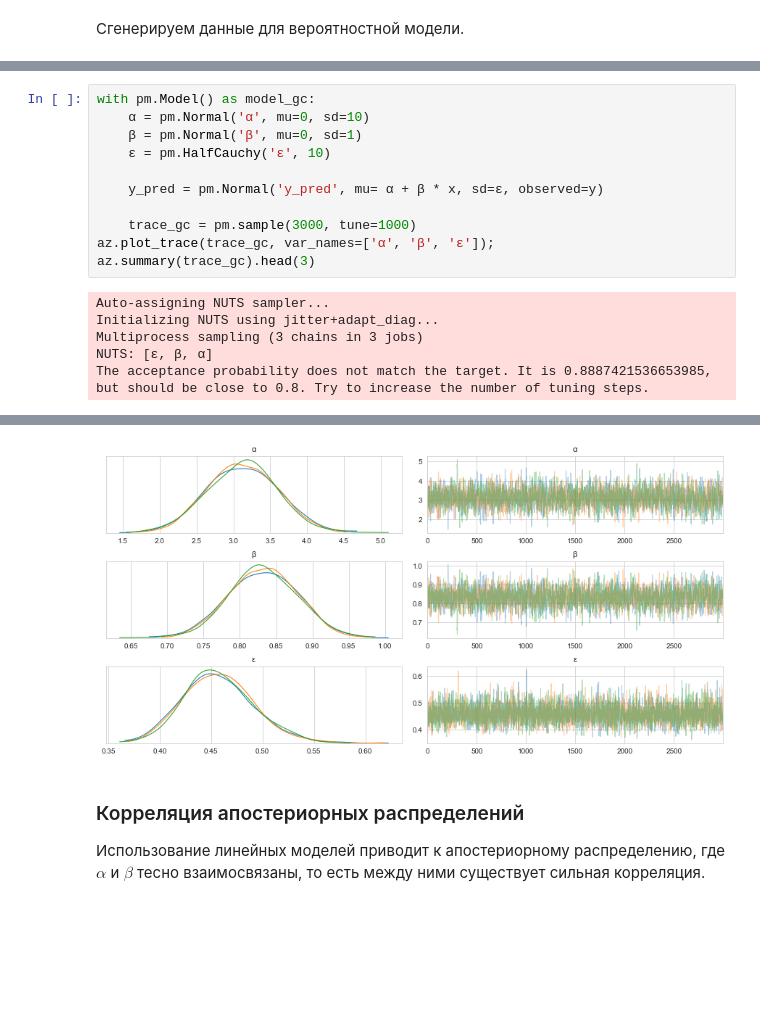
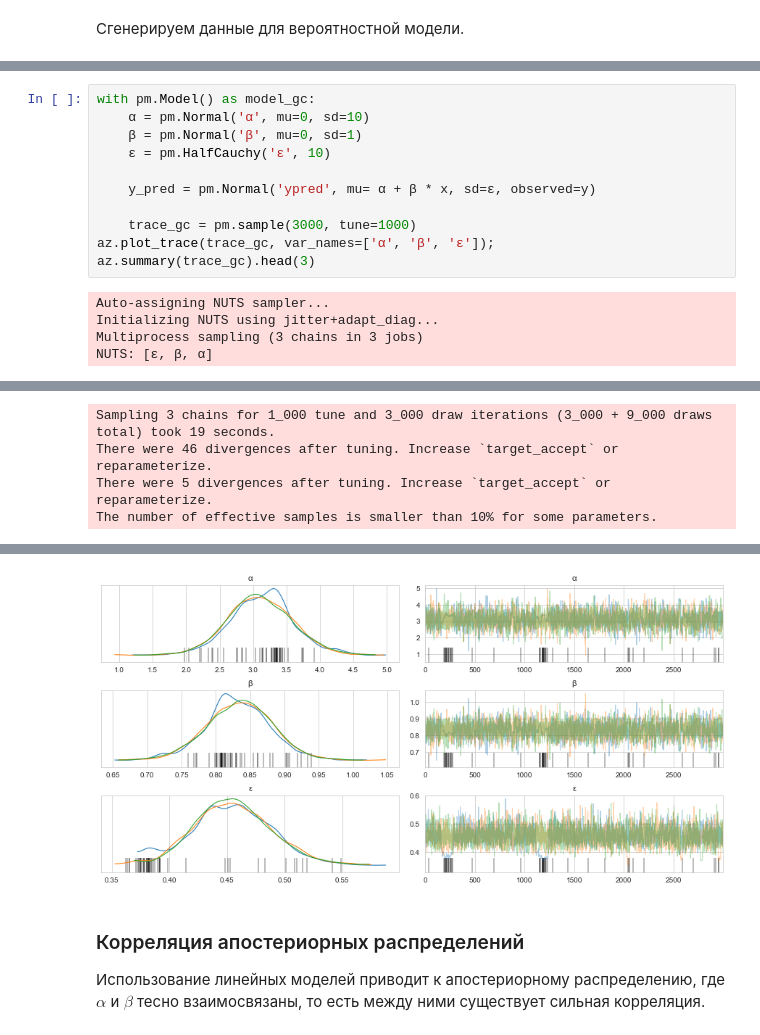
Before and after one commit to kshilin/pymc3, a Jupyter notebook: talk03/ML-10-01-Bayes03.ipynb, the cells around one changed output, grey strips where cells are left out. Saved outputs shown, nothing was run; the diff lists cells and outputs as text; blank space fills up the shorter version.

```diff
--- a/talk03/ML-10-01-Bayes03.ipynb
+++ b/talk03/ML-10-01-Bayes03.ipynb
@@ -150,7 +162,7 @@ with pm.Model() as model_gc:
     β = pm.Normal('β', mu=0, sd=1)
     ε = pm.HalfCauchy('ε', 10)
 
-    y_pred = pm.Normal('y_pred', mu= α + β * x, sd=ε, observed=y)
+    y_pred = pm.Normal('ypred', mu= α + β * x, sd=ε, observed=y)
 
     trace_gc = pm.sample(3000, tune=1000)
 az.plot_trace(trace_gc, var_names=['α', 'β', 'ε']);
@@ -160,4 +172,3 @@ Auto-assigning NUTS sampler...
 Initializing NUTS using jitter+adapt_diag...
 Multiprocess sampling (3 chains in 3 jobs)
 NUTS: [ε, β, α]
-The acceptance probability does not match the target. It is 0.8887421536653985, but should be close to 0.8. Try to increase the number of tuning steps.
@@ -163,0 +176,4 @@ The acceptance probability does not match the target. It is 0.8887421536653985,
+Sampling 3 chains for 1_000 tune and 3_000 draw iterations (3_000 + 9_000 draws total) took 19 seconds.
+There were 46 divergences after tuning. Increase `target_accept` or reparameterize.
+There were 5 divergences after tuning. Increase `target_accept` or reparameterize.
+The number of effective samples is smaller than 10% for some parameters.
@@ -168,4 +184,4 @@ The acceptance probability does not match the target. It is 0.8887421536653985,
-[figure, old version]
+[figure, new version]
 # %% [markdown]
 ### Корреляция апостериорных распределений
 
```
Also changed, not shown: parts of 21 cells of this notebook, 5 other files.
